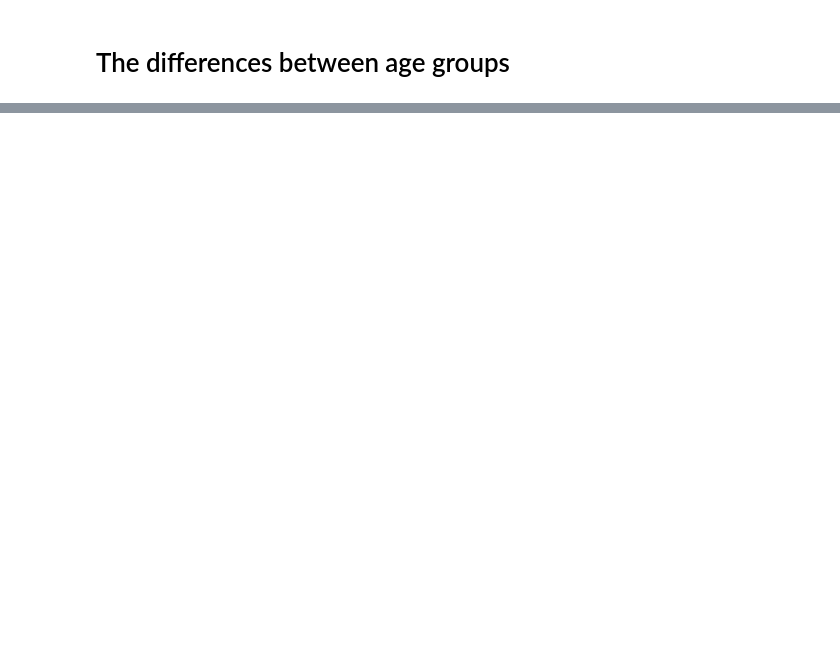
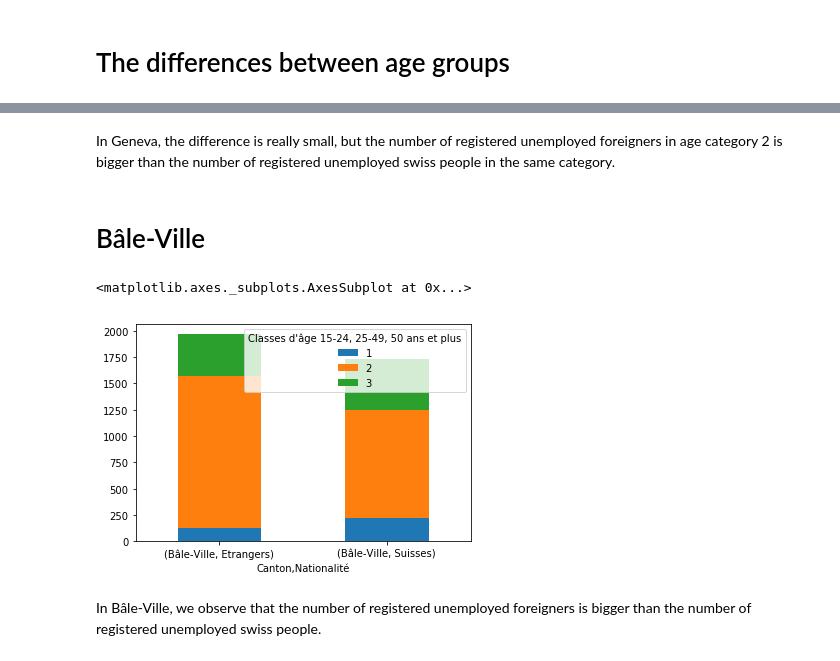
Before and after one commit to maxpr/ADA, a Jupyter notebook: 03 - Interactive Viz/Homework3.ipynb, the cells around one changed output, grey strips where cells are left out. Drawn from its saved outputs; the diff is of its cells as text; code cells hidden in the pictures; blank space fills up the shorter version.

```diff
--- a/03 - Interactive Viz/Homework3.ipynb
+++ b/03 - Interactive Viz/Homework3.ipynb
@@ -755,0 +790,11 @@ df.tail(6).groupby(['Canton','Nationalité',age_cat])['2017Q2'].sum().unstack([a
+# %% [markdown]
+In Geneva, the difference is really small, but the number of registered unemployed foreigners in age category 2 is bigger than the number of registered unemployed swiss people in the same category.
+# %% [markdown]
+# Bâle-Ville
+# %%
+df.loc[66:71,:].groupby(['Canton','Nationalité',age_cat])['2017Q2'].sum().unstack([age_cat]).plot(kind = 'bar',rot = 0,stacked=True)
+# %% [output]
+<matplotlib.axes._subplots.AxesSubplot at 0x...>
+[figure, added]
+# %% [markdown]
+In Bâle-Ville, we observe that the number of registered unemployed foreigners is bigger than the number of registered unemployed swiss people.
```
Also changed, not shown: parts of 27 cells of this notebook, 3 other files.
